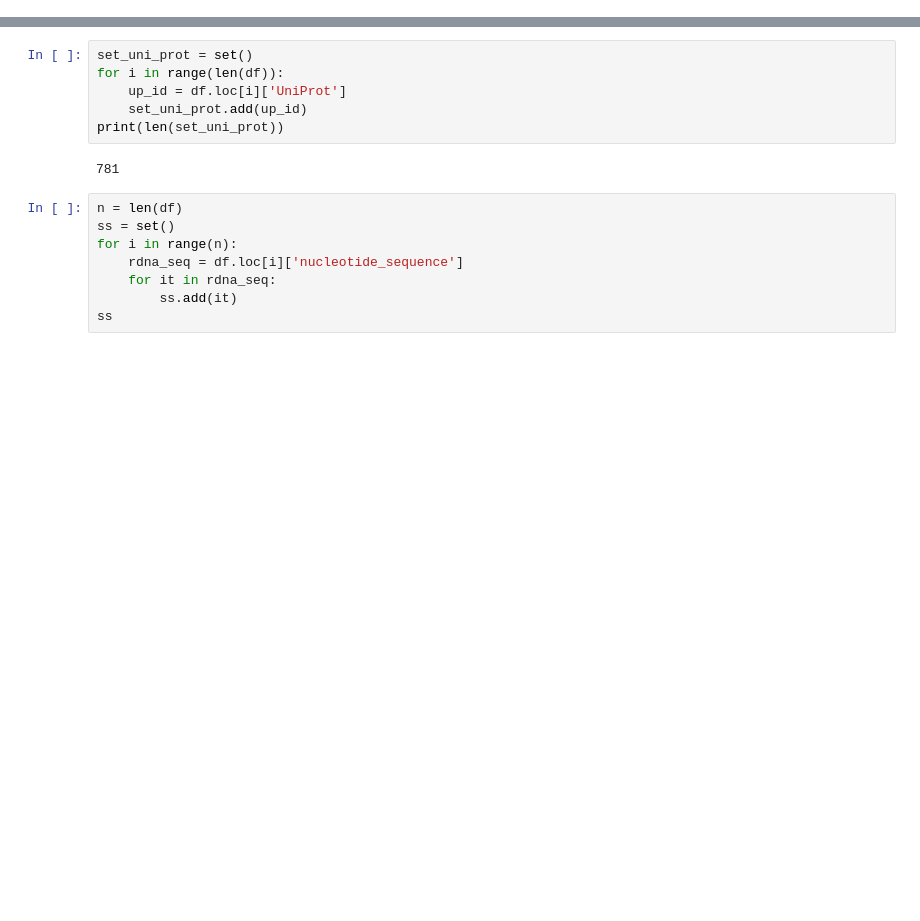
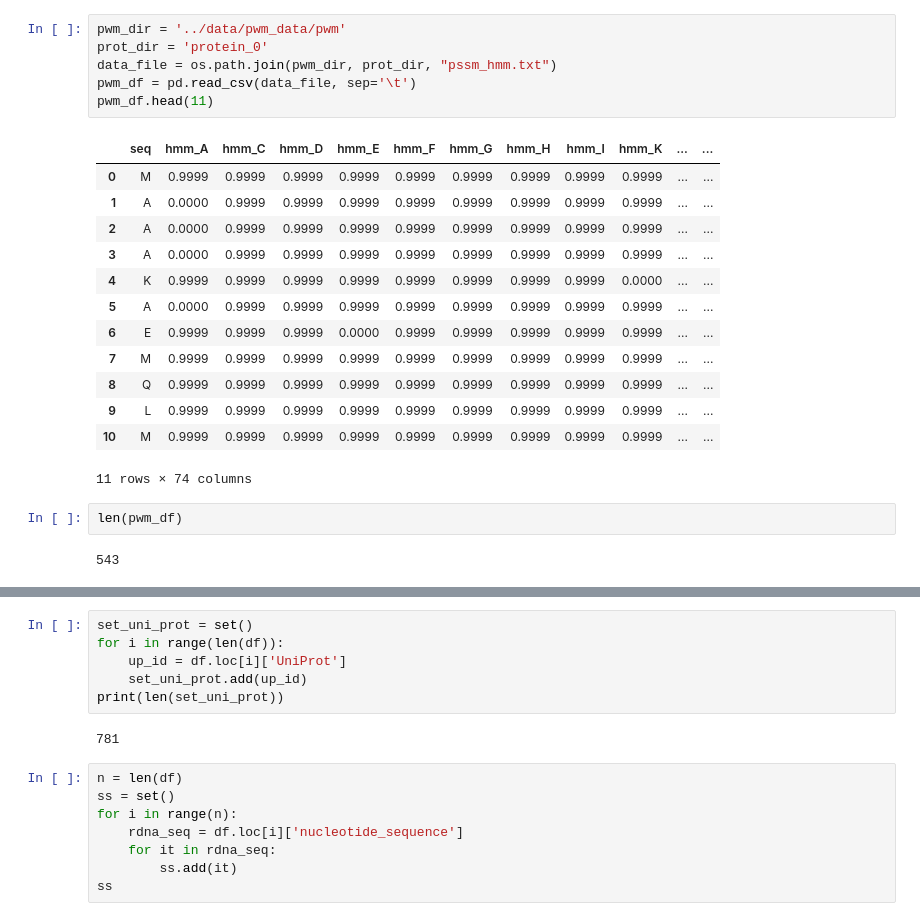
Before and after one commit to leepaul009/pri_model, a Jupyter notebook: dataset/_test_dataset.ipynb, the cells around one changed output, grey strips where cells are left out. Drawn from its saved outputs; the diff is of its cells as text; blank space fills up the shorter version.

```diff
--- a/dataset/_test_dataset.ipynb
+++ b/dataset/_test_dataset.ipynb
@@ -16,0 +76,24 @@ df.head(3)
+# %%
+pwm_dir = '../data/pwm_data/pwm'
+prot_dir = 'protein_0'
+data_file = os.path.join(pwm_dir, prot_dir, "pssm_hmm.txt")
+pwm_df = pd.read_csv(data_file, sep='\t')
+pwm_df.head(11)
+# %% [output]
+|  | seq | hmm_A | hmm_C | hmm_D | hmm_E | hmm_F | hmm_G | hmm_H | hmm_I | hmm_K | ... | ... |
+| 0 | M | 0.9999 | 0.9999 | 0.9999 | 0.9999 | 0.9999 | 0.9999 | 0.9999 | 0.9999 | 0.9999 | ... | ... |
+| 1 | A | 0.0000 | 0.9999 | 0.9999 | 0.9999 | 0.9999 | 0.9999 | 0.9999 | 0.9999 | 0.9999 | ... | ... |
+| 2 | A | 0.0000 | 0.9999 | 0.9999 | 0.9999 | 0.9999 | 0.9999 | 0.9999 | 0.9999 | 0.9999 | ... | ... |
+| 3 | A | 0.0000 | 0.9999 | 0.9999 | 0.9999 | 0.9999 | 0.9999 | 0.9999 | 0.9999 | 0.9999 | ... | ... |
+| 4 | K | 0.9999 | 0.9999 | 0.9999 | 0.9999 | 0.9999 | 0.9999 | 0.9999 | 0.9999 | 0.0000 | ... | ... |
+| 5 | A | 0.0000 | 0.9999 | 0.9999 | 0.9999 | 0.9999 | 0.9999 | 0.9999 | 0.9999 | 0.9999 | ... | ... |
+| 6 | E | 0.9999 | 0.9999 | 0.9999 | 0.0000 | 0.9999 | 0.9999 | 0.9999 | 0.9999 | 0.9999 | ... | ... |
+| 7 | M | 0.9999 | 0.9999 | 0.9999 | 0.9999 | 0.9999 | 0.9999 | 0.9999 | 0.9999 | 0.9999 | ... | ... |
+| 8 | Q | 0.9999 | 0.9999 | 0.9999 | 0.9999 | 0.9999 | 0.9999 | 0.9999 | 0.9999 | 0.9999 | ... | ... |
+| 9 | L | 0.9999 | 0.9999 | 0.9999 | 0.9999 | 0.9999 | 0.9999 | 0.9999 | 0.9999 | 0.9999 | ... | ... |
+| 10 | M | 0.9999 | 0.9999 | 0.9999 | 0.9999 | 0.9999 | 0.9999 | 0.9999 | 0.9999 | 0.9999 | ... | ... |
+11 rows × 74 columns
+# %%
+len(pwm_df)
+# %% [output]
+543
```
Also changed, not shown: parts of 11 cells of this notebook, 8 other files.
